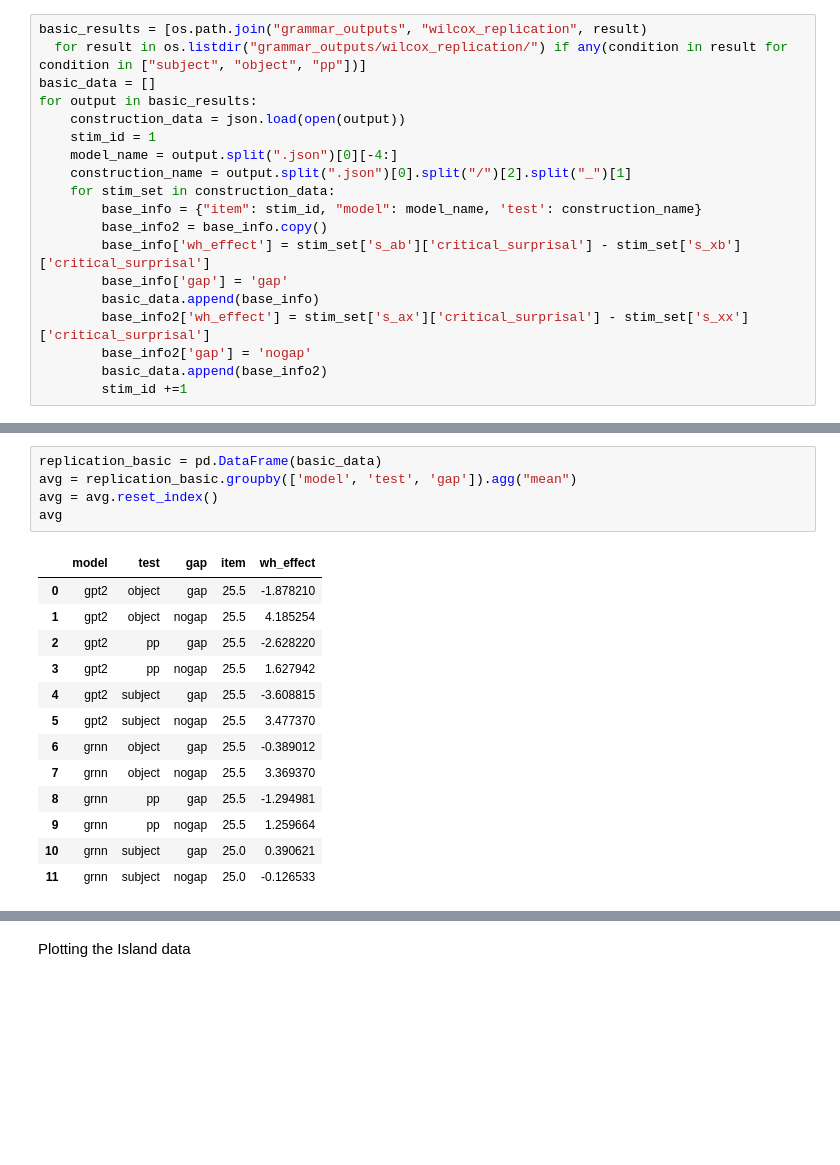
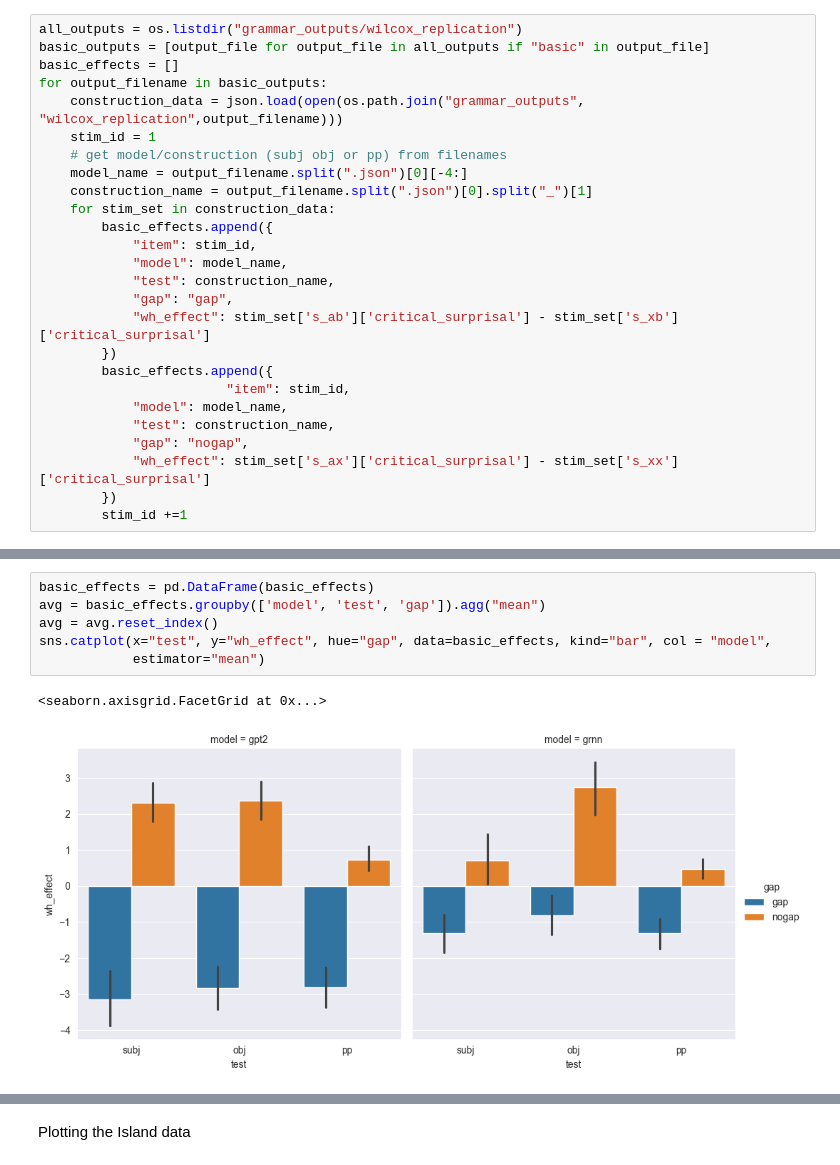
Before and after one commit to umd-psycholing/lm-syntactic-generalization, a Jupyter notebook: comparison_wilcox.ipynb, the cells around one changed output, grey strips where cells are left out. Saved outputs shown, nothing was run; the diff lists cells and outputs as text; blank space fills up the shorter version.

Commit message:
Facetplots with Error bars for complete Wilcox et al replication

```diff
--- a/comparison_wilcox.ipynb
+++ b/comparison_wilcox.ipynb
@@ -133,19 +9,26 @@ import os
 # %%
-basic_results = [os.path.join("grammar_outputs", "wilcox_replication", result)
-  for result in os.listdir("grammar_outputs/wilcox_replication/") if any(condition in result for condition in ["subject", "object", "pp"])]
-basic_data = []
-for output in basic_results:
-    construction_data = json.load(open(output))
+all_outputs = os.listdir("grammar_outputs/wilcox_replication")
+basic_outputs = [output_file for output_file in all_outputs if "basic" in output_file]
+basic_effects = []
+for output_filename in basic_outputs:
+    construction_data = json.load(open(os.path.join("grammar_outputs", "wilcox_replication",output_filename)))
     stim_id = 1
-    model_name = output.split(".json")[0][-4:]
-    construction_name = output.split(".json")[0].split("/")[2].split("_")[1]
+    # get model/construction (subj obj or pp) from filenames
+    model_name = output_filename.split(".json")[0][-4:]
+    construction_name = output_filename.split(".json")[0].split("_")[1]
     for stim_set in construction_data:
-        base_info = {"item": stim_id, "model": model_name, 'test': construction_name}
-        base_info2 = base_info.copy()
-        base_info['wh_effect'] = stim_set['s_ab']['critical_surprisal'] - stim_set['s_xb']['critical_surprisal']
-        base_info['gap'] = 'gap'
-        basic_data.append(base_info)
-        base_info2['wh_effect'] = stim_set['s_ax']['critical_surprisal'] - stim_set['s_xx']['critical_surprisal']
-        base_info2['gap'] = 'nogap'
-        basic_data.append(base_info2)
+        basic_effects.append({
+            "item": stim_id,
+            "model": model_name,
+            "test": construction_name,
+            "gap": "gap",
+            "wh_effect": stim_set['s_ab']['critical_surprisal'] - stim_set['s_xb']['critical_surprisal']
+        })
+        basic_effects.append({
+                        "item": stim_id,
+            "model": model_name,
+            "test": construction_name,
+            "gap": "nogap",
+            "wh_effect": stim_set['s_ax']['critical_surprisal'] - stim_set['s_xx']['critical_surprisal']
+        })
         stim_id +=1
@@ -174,19 +35,9 @@ plt.bar(['gap', 'nogap'], grnn_basic_subj[['wh_effect', 'gap']].groupby('gap').a
 # %%
-replication_basic = pd.DataFrame(basic_data)
-avg = replication_basic.groupby(['model', 'test', 'gap']).agg("mean")
+basic_effects = pd.DataFrame(basic_effects)
+avg = basic_effects.groupby(['model', 'test', 'gap']).agg("mean")
 avg = avg.reset_index()
-avg
+sns.catplot(x="test", y="wh_effect", hue="gap", data=basic_effects, kind="bar", col = "model",
+            estimator="mean")
 # %% [output]
-|  | model | test | gap | item | wh_effect |
-| 0 | gpt2 | object | gap | 25.5 | -1.878210 |
-| 1 | gpt2 | object | nogap | 25.5 | 4.185254 |
-| 2 | gpt2 | pp | gap | 25.5 | -2.628220 |
-| 3 | gpt2 | pp | nogap | 25.5 | 1.627942 |
-| 4 | gpt2 | subject | gap | 25.5 | -3.608815 |
-| 5 | gpt2 | subject | nogap | 25.5 | 3.477370 |
-| 6 | grnn | object | gap | 25.5 | -0.389012 |
-| 7 | grnn | object | nogap | 25.5 | 3.369370 |
-| 8 | grnn | pp | gap | 25.5 | -1.294981 |
-| 9 | grnn | pp | nogap | 25.5 | 1.259664 |
-| 10 | grnn | subject | gap | 25.0 | 0.390621 |
-| 11 | grnn | subject | nogap | 25.0 | -0.126533 |
+<seaborn.axisgrid.FacetGrid at 0x...>
+[figure, added]
```
Also changed, not shown: parts of 21 cells of this notebook, 16 other files.
